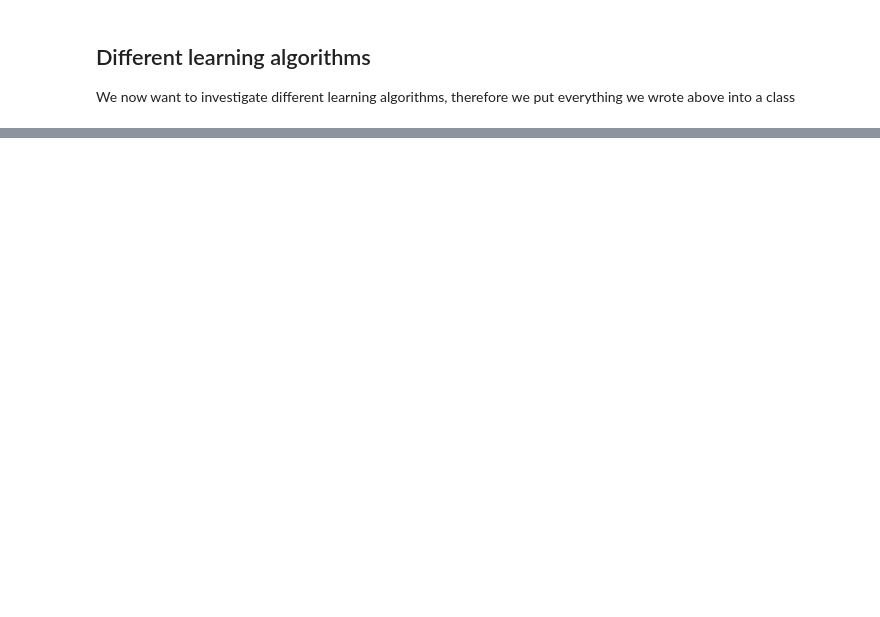
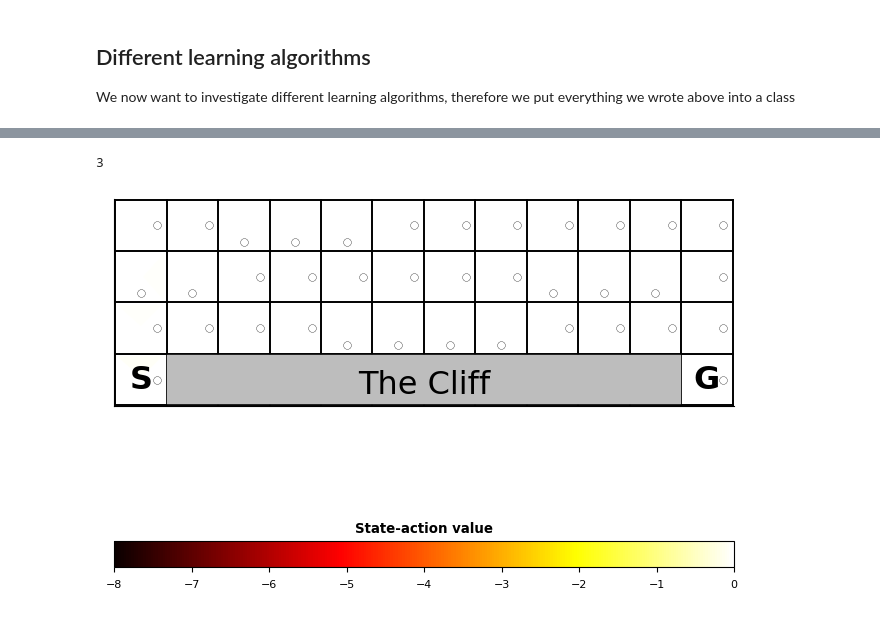
Before and after one commit to comp-neural-circuits/intro-to-comp-neuro, a Jupyter notebook: notebooks/Exc_12/notebook_12.ipynb, the cells around one changed output, grey strips where cells are left out. Drawn from its saved outputs; the diff is of its cells as text; code cells hidden in the pictures; blank space fills up the shorter version.

```diff
--- a/notebooks/Exc_12/notebook_12.ipynb
+++ b/notebooks/Exc_12/notebook_12.ipynb
@@ -862,0 +995,66 @@ sample_cliff.show_state_action_values_in_grid(ax = None, min_val=-8, max_val = 0
+# %%
+def sarsa_lambda_learning(state, action, reward, next_state, next_action, state_values, state_action_values, params, eligibility, *args):
+    # Q-value of current state-action pair
+    q = state_action_values[state, action]
+
+    if reward in [-100,0]: # this means the episode ends
+        next_q = 0
+    else:
+        next_q = state_action_values[next_state, next_action]
+
+    # write the expression to compute the TD error
+    td_error = reward + params['gamma'] * next_q - q
+    # write the expression that updates the Q-value for the state-action pair
+    state_action_values = state_action_values + params['alpha'] * td_error * eligibility
+
+    return state_values, state_action_values # we also return the state_values (although not changed)
+# %%
+def policy_illustration_path(state, **kwargs):
+
+    state_action_dict = {
+        0 : 3,
+        12 : 3,
+        24 : 0,
+        25 : 0,
+        26 : 3,
+        38 : 0,
+        39 : 0,
+        40 : 0,
+        41 : 1,
+        29 : 2,
+        28 : 1,
+        16 : 0,
+        17 : 0,
+        18 : 0,
+        19 : 0,
+        20 : 3,
+        32 : 0,
+        33 : 0,
+        34 : 0,
+        35 : 1,
+        23 : 1,
+        11 : 2,
+        10 : 1,
+    }
+
+    return state_action_dict[state]
+
+params = {
+  'epsilon': 0.1,  # epsilon-greedy policy
+  'alpha': 0.1,  # learning rate
+  'gamma': 0.8,  # discount factor
+}
+cliff = CliffWorldEligibility()
+
+np.random.seed(18)
+cliff.learn_environment(
+    learning_rule = sarsa_lambda_learning,
+    policy=policy_illustration_path,
+    params = params,
+    n_episodes = 1,
+    initiation_keyword='ones',
+    lambda_td = 0.9)
+cliff.show_state_action_values_in_grid(min_val=-8, max_val = 0)
+# %% [output]
+3
+[figure, added]
```
Also changed, not shown: parts of 10 cells of this notebook, 2 other files.
